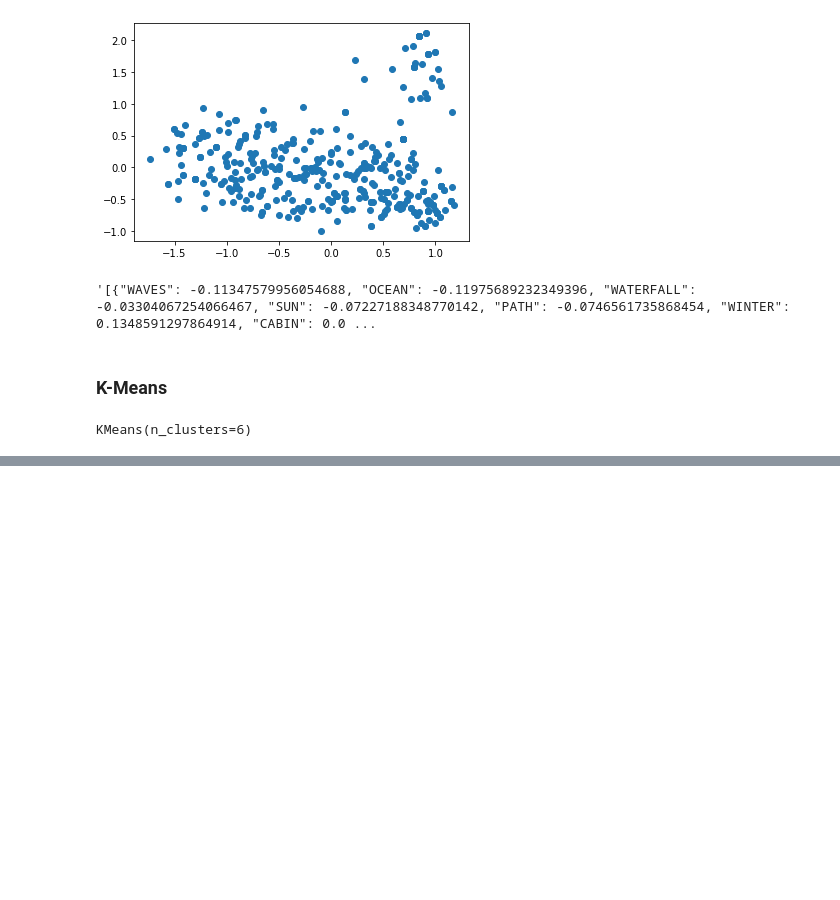
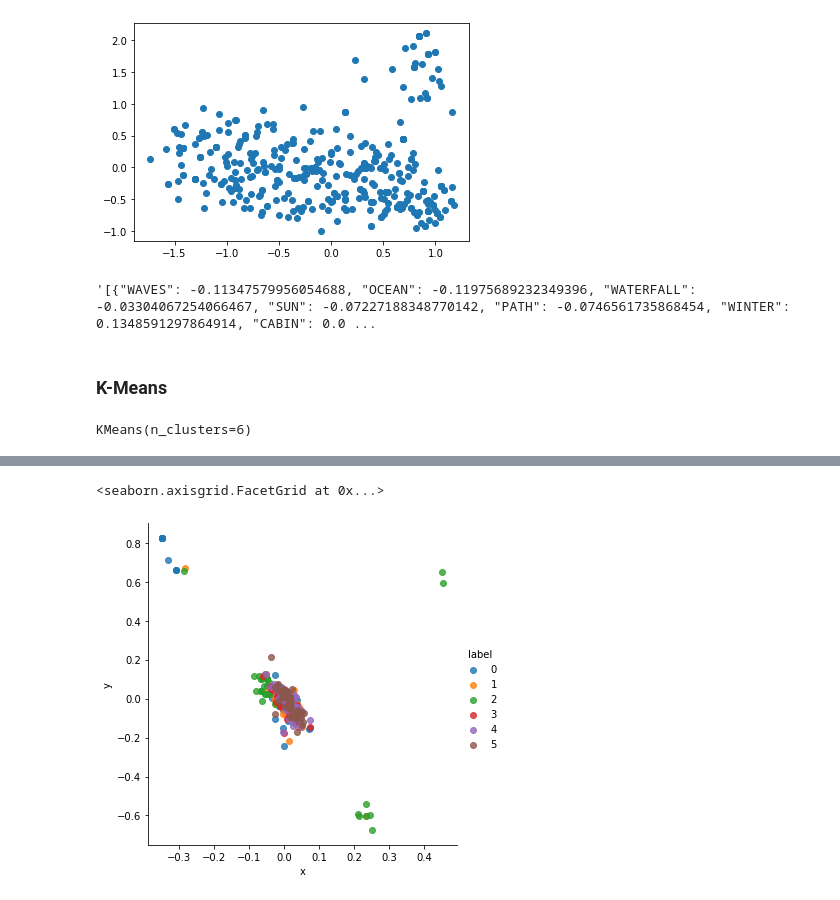
Before and after one commit to davibarreira/Data_Vis_FGV-, a Jupyter notebook: assignment2/sandbox.ipynb, the cells around one changed output, grey strips where cells are left out. Cells and saved outputs as stored; diff of their text form; code cells hidden in the pictures; blank space fills up the shorter version.

```diff
--- a/assignment2/sandbox.ipynb
+++ b/assignment2/sandbox.ipynb
@@ -71,0 +76,26 @@ t = df.to_dict(orient='records')
+# %%
+alpha = 3.1
+# np.cov(df[df.label != 0][['x','y']].values)
+l_i = np.array(proj[proj.label!=0].index)
+# %%
+cluster_y = data_centered[l_i,:]
+cluster_y -= np.mean(cluster_y, axis=0)
+Cy = np.cov(cluster_y.T)
+Cr = C - alpha*Cy
+w,v = np.linalg.eig(Cr)
+pcr = v[:,0:2]
+# %%
+eig_idx = np.argpartition(w, -2)[-2:]
+eig_idx = eig_idx[np.argsort(-w[eig_idx])]
+pcr = v[:,eig_idx]
+# %%
+proj_data = []
+for row in data_centered:
+    proj_data.append(pcr.T @ row)
+proj_data = np.array(proj_data).copy()
+proj = pd.DataFrame(proj_data,columns=['x','y'])
+proj['label'] = kmeans.labels_
+sns.lmplot(x='x',y='y', data=proj, hue='label', fit_reg=False)
+# %% [output]
+<seaborn.axisgrid.FacetGrid at 0x...>
+[figure, added]
```
Also changed, not shown: parts of 5 cells of this notebook.
